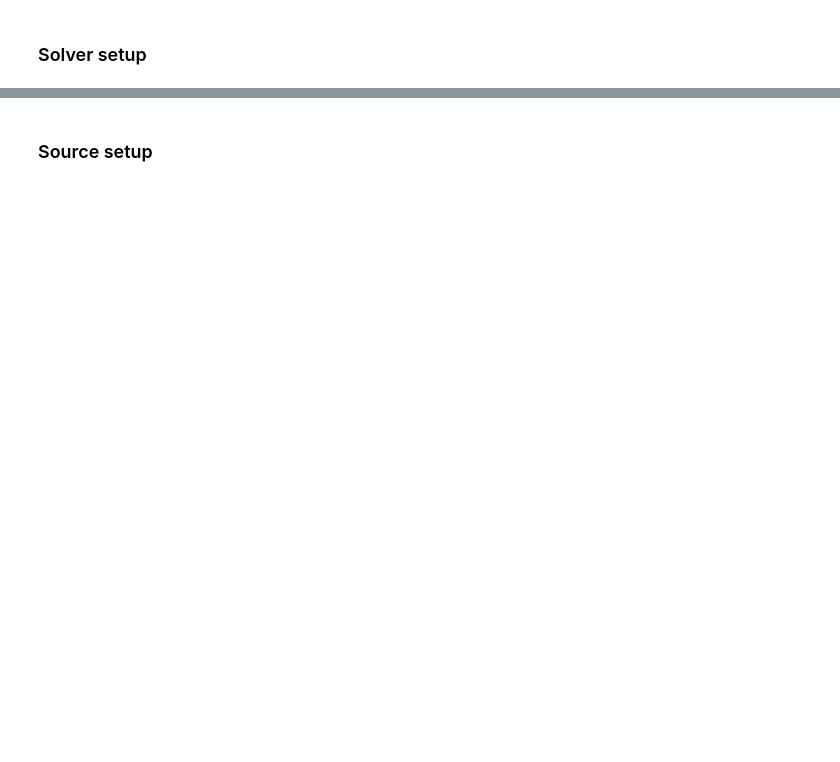
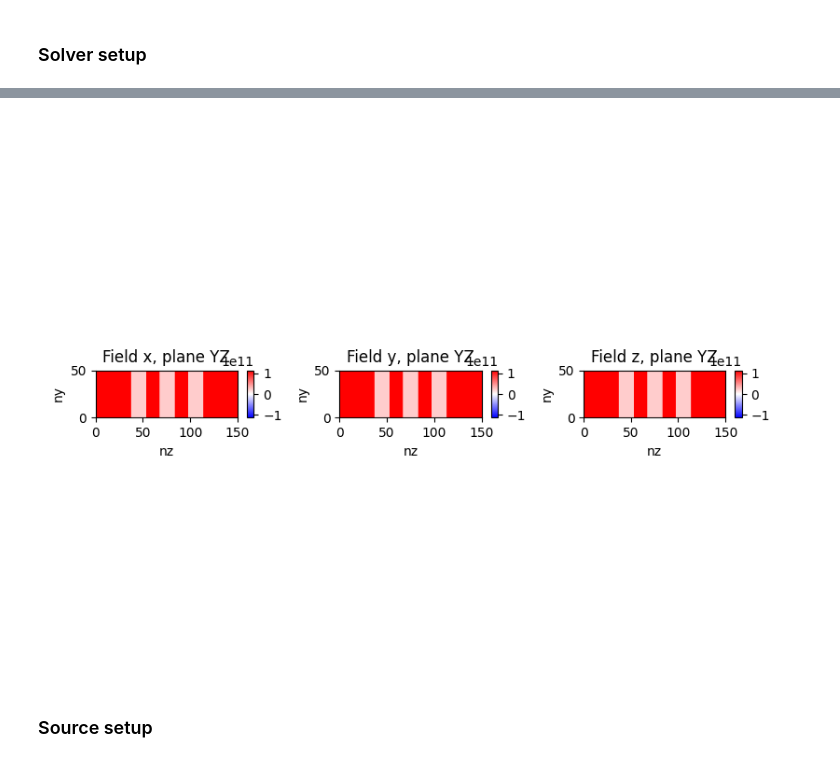
Before and after one commit to ImpedanCEI/wakis, a Jupyter notebook: notebooks/001_dielectric_barriers.ipynb, the cells around one changed output, grey strips where cells are left out. Drawn from its saved outputs; the diff is of its cells as text; code cells hidden in the pictures; blank space fills up the shorter version.

Commit message:
style: revise plots and comments, adding emnedded results

```diff
--- a/notebooks/001_dielectric_barriers.ipynb
+++ b/notebooks/001_dielectric_barriers.ipynb
@@ -93,5 +107,7 @@ solver = SolverFIT3D(grid=grid,     # pass grid object
 # %%
-solver.ieps.inspect()
+solver.ieps.inspect(plane='YZ', dpi=100)
+# %% [output]
+[figure, added]
 # %% [markdown]
 ### Source setup
 # %%
```
Also changed, not shown: parts of 13 cells of this notebook.
